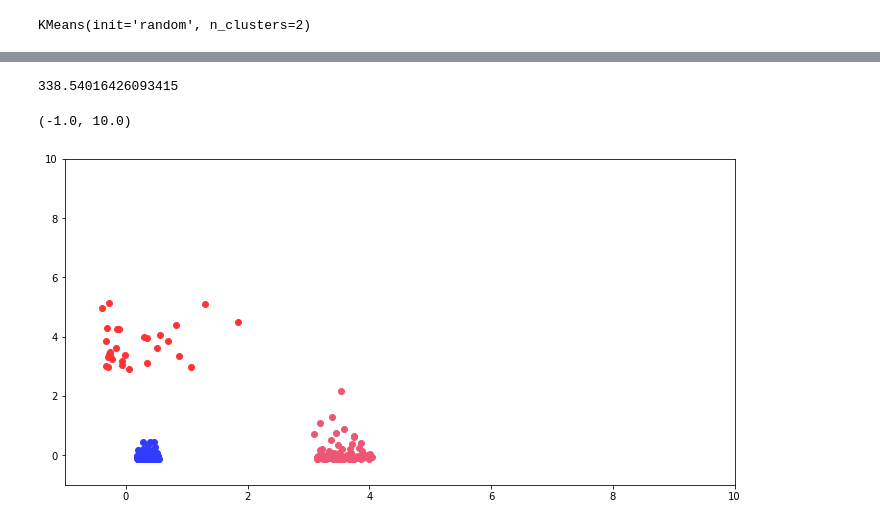
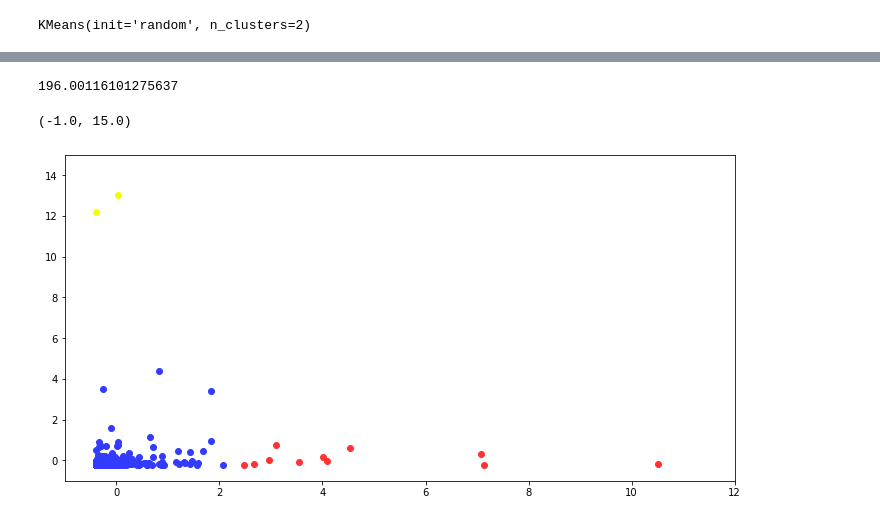
Before and after one commit to rezkysimanjuntak/Clustering-Pada-Ekspor-Barang-Menggunakan-Algoritma-K-Means, a Jupyter notebook: Modelling 4.ipynb, the cells around one changed output, grey strips where cells are left out. Saved outputs shown, nothing was run; the diff lists cells and outputs as text; code cells hidden in the pictures.

```diff
--- a/Modelling 4.ipynb
+++ b/Modelling 4.ipynb
@@ -464,6 +482,6 @@ Text(0, 0.5, 'Inertia')
 # %%
-# k means using 3 clusters and random initialization
-kmeans = KMeans(n_jobs=-1, n_clusters = cluster, init='random')
+# k means using 5 clusters and random initialization
+kmeans = KMeans(n_jobs=-1, n_clusters = 3, init='random')
 kmeans.fit(data_scaled)
 pred = kmeans.predict(data_scaled)
 # %%
@@ -495,18 +497,18 @@ Name: cluster, dtype: int64
 # inertia on the fitted data
 kmeans.inertia_
 # %% [output]
-338.54016426093415
+196.00116101275637
 # %%
 # save new clusters for cahrt
 y_km = kmeans.fit_predict(data_scaled)
 # %%
 # create scatter plot
 plt.figure(figsize=(12,6))
-plt.scatter(data_scaled[y_km ==0,0], data_scaled[y_km == 0,1], c='#ff3333')
-plt.scatter(data_scaled[y_km ==1,0], data_scaled[y_km == 1,1], c='#333bff')
-plt.scatter(data_scaled[y_km ==2,0], data_scaled[y_km == 2,1], c='#ef5675')
-plt.xlim(-1,10)
-plt.ylim(-1,10)
+plt.scatter(data_scaled[y_km ==0,0], data_scaled[y_km == 0,1], c='#f5ff00')
+plt.scatter(data_scaled[y_km ==1,0], data_scaled[y_km == 1,1], c='#ff3333')
+plt.scatter(data_scaled[y_km ==2,0], data_scaled[y_km == 2,1], c='#333bff')
+plt.xlim(-1,12)
+plt.ylim(-1,15)
 # %% [output]
-(-1.0, 10.0)
+(-1.0, 15.0)
-[figure, old version]
+[figure, new version]
```
Also changed, not shown: parts of 13 cells of this notebook.
